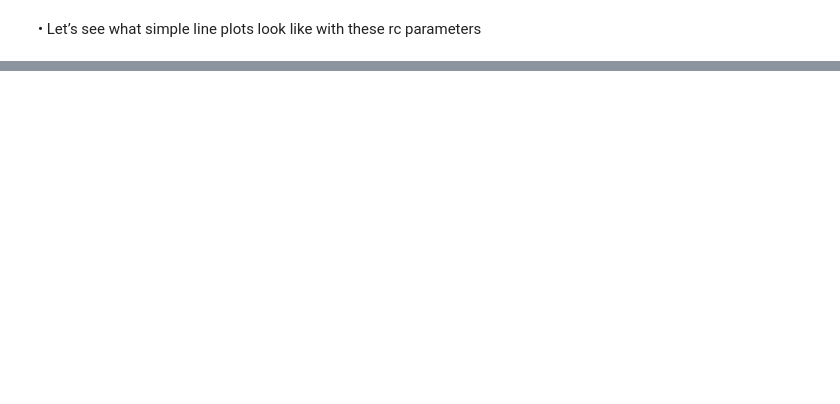
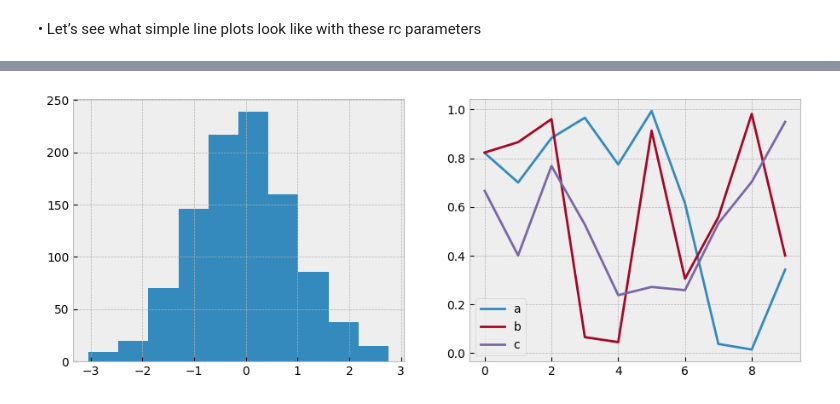
Before and after one commit to rajesh1994/python_excercise_programiz, a Jupyter notebook: python/11_matplotlib/python_for_datascience_handbook/11. Customizing Matplotlib - Configurations and Stylesheets.ipynb, the cells around one changed output, grey strips where cells are left out. Cells and saved outputs as stored; diff of their text form; code cells hidden in the pictures; blank space fills up the shorter version.

```diff
--- a/python/11_matplotlib/python_for_datascience_handbook/11. Customizing Matplotlib - Configurations and Stylesheets.ipynb
+++ b/python/11_matplotlib/python_for_datascience_handbook/11. Customizing Matplotlib - Configurations and Stylesheets.ipynb
@@ -100,0 +192,5 @@ for i in range(4):
+# %%
+with plt.style.context('bmh'):
+    hist_and_lines()
+# %% [output]
+[figure, added]
```
Also changed, not shown: parts of 29 cells of this notebook.
